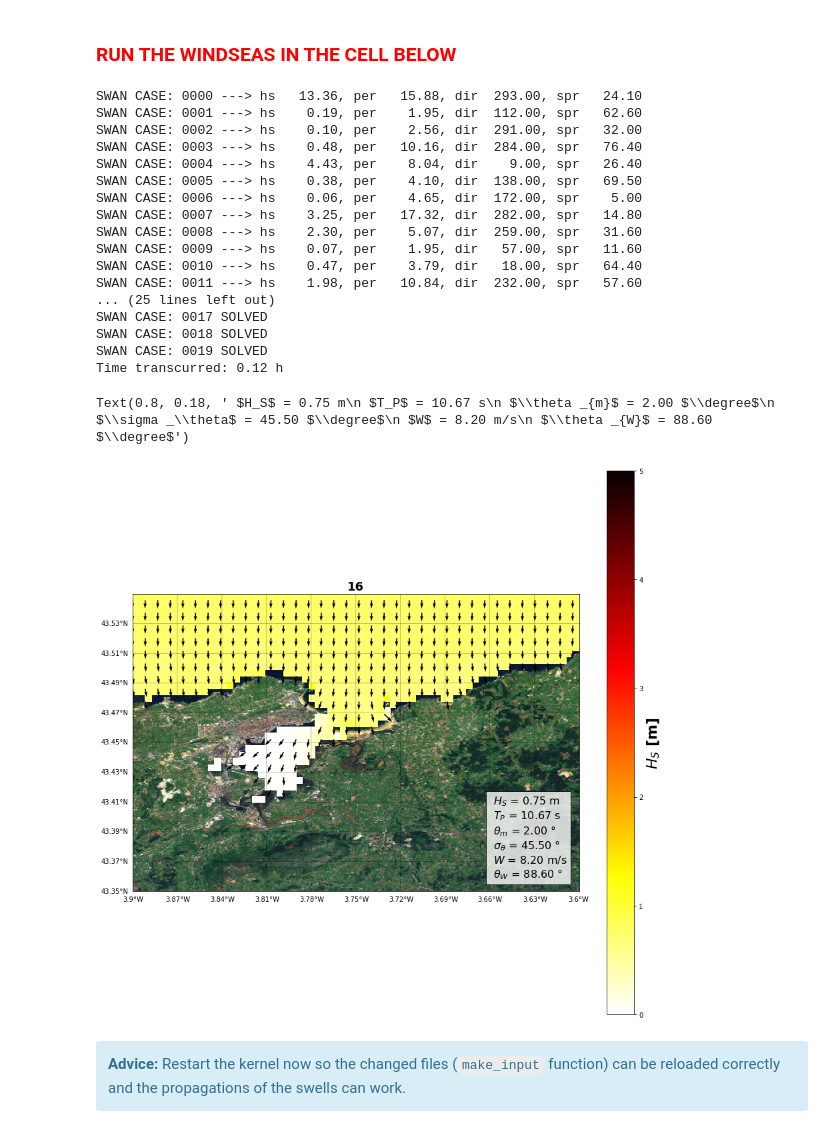
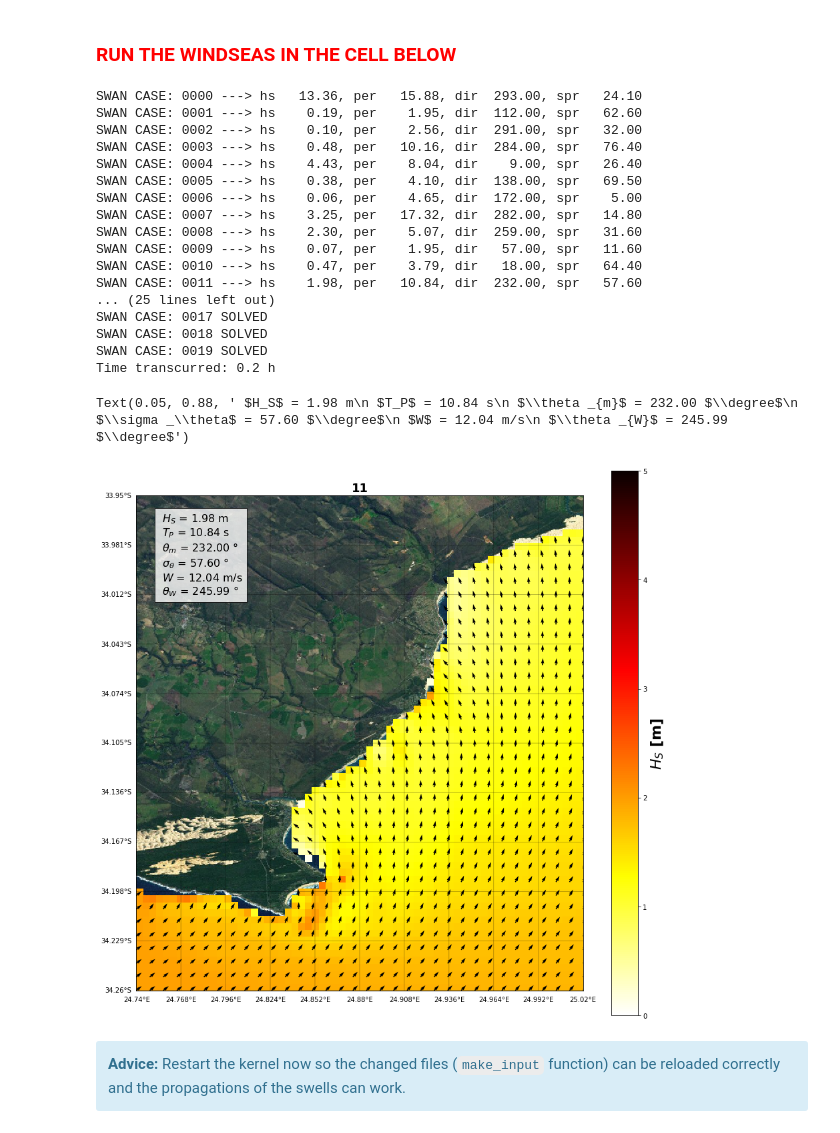
Before and after one commit to javitausia/DeliWaves, a Jupyter notebook: swan/swan_notebook.ipynb, the cells around one changed output. Cells and saved outputs as stored; diff of their text form; code cells hidden in the pictures.

```diff
--- a/swan/swan_notebook.ipynb
+++ b/swan/swan_notebook.ipynb
@@ -84,19 +84,19 @@ As a recommendation, download a bigger area than the one that wants to be used,
 # --------------------------------------------------------------------------- #
 # ----------------  EDIT ONLY THIS PART  ------------------------------------ #
 # --------------------------------------------------------------------------- #
-name = 'CAN' # please choose a short name (max 3 letters)
+name = 'SAF' # please choose a short name (max 3 letters)
 # Coordinates section
 # Place the coordinates as they are proportioned in Google Maps
-ini_lon = -3.9
-end_lon = -3.6
-ini_lat = 43.35
-end_lat = 43.55
+ini_lon = 24.74
+end_lon = 25.02
+ini_lat = -34.26
+end_lat = -33.95
 # --------------------------------------------------------------------------- #
 # ----------------  END EDIT  ----------------------------------------------- #
 # %%
 # --------------------------------------------------------------------------- #
 # depth auto-selection
-p_depth = op.join(p_data, 'bathymetry', 'gebco_2020_n44.0_s43.0_w-4.5_e-2.5.nc') # downloaded bathy
+p_depth = op.join(p_data, 'bathymetry', 'gebco_2020_n-33.0_s-35.0_w24.0_e26.0.nc') # downloaded bathy
 depth = xr.open_dataset(p_depth)
 depth = depth.sel(lat=slice(ini_lat,end_lat)).sel(lon=slice(ini_lon,end_lon))
 x_point = len(depth.lon.values)
@@ -224,10 +221,10 @@ SWAN CASE: 0011 ---> hs    1.98, per   10.84, dir  232.00, spr   57.60
 SWAN CASE: 0017 SOLVED
 SWAN CASE: 0018 SOLVED
 SWAN CASE: 0019 SOLVED
-Time transcurred: 0.12 h
+Time transcurred: 0.2 h
 # %%
 # Select the case to plot
-case = 16
+case = 11 # have a look at the variables in the cell above
 # %%
 plt.figure(figsize=(15,15))
 
@@ -258,36 +255,36 @@ PC = plt.colorbar(P)
 PC.set_label('$H_{S}$ [m]', fontsize=22, fontweight='bold')
 # --------------------------------------------------------------------------- #
 # Dir, Dspr and Tp
 dir_step = 2 # not all arrows are plotted
 xx = xx[::dir_step]
 yy = yy[::dir_step]
 X, Y = np.meshgrid(xx, yy)
 dirr = waves_propagated.sel(case=case).Dir.values.T
 dirr = (dirr*np.pi/180)[::dir_step,::dir_step]
 perr = waves_propagated.sel(case=case).TPsmoo.values.T
 perr = perr[::dir_step,::dir_step]
 U = -(np.sin(dirr) * perr)
 V = -(np.cos(dirr) * perr)
 plt.quiver(X, Y, U, V, color='k')
 plt.xticks([])
 plt.yticks([])
 
 textstr = '\n'.join((
         r' $H_S$ = %.2f m' % (waves_case['hs'], ),
         r' $T_P$ = %.2f s' % (waves_case['per'], ),
         r' $\theta _{m}$ = %.2f $\degree$' % (waves_case['dir'], ),
         r' $\sigma _\theta$ = %.2f $\degree$' % (waves_case['spr'], ),
         r' $W$ = %.2f m/s' % (waves_case['vel'], ),
         r' $\theta _{W}$ = %.2f $\degree$' % (waves_case['dirw'], )))
-plt.text(0.8, 0.18, textstr,
+plt.text(0.05, 0.88, textstr,
          {'color': 'k', 'fontsize': 16},
          horizontalalignment='left',
          verticalalignment='center',
          transform=plt.gca().transAxes,
          bbox={'facecolor': 'white', 'alpha': 0.8, 'pad': 6})
 # %% [output]
-Text(0.8, 0.18, ' $H_S$ = 0.75 m\n $T_P$ = 10.67 s\n $\\theta _{m}$ = 2.00 $\\degree$\n $\\sigma _\\theta$ = 45.50 $\\degree$\n $W$ = 8.20 m/s\n $\\theta _{W}$ = 88.60 $\\degree$')
+Text(0.05, 0.88, ' $H_S$ = 1.98 m\n $T_P$ = 10.84 s\n $\\theta _{m}$ = 232.00 $\\degree$\n $\\sigma _\\theta$ = 57.60 $\\degree$\n $W$ = 12.04 m/s\n $\\theta _{W}$ = 245.99 $\\degree$')
-[figure, old version]
+[figure, new version]
 # %% [markdown]
 <div class="alert alert-block alert-info">
 <b>Advice:</b> Restart the kernel now so the changed files (<code>make_input</code> function) can be reloaded correctly and the propagations of the swells can work.
```
Also changed, not shown: parts of 6 cells of this notebook, 2 other files.
